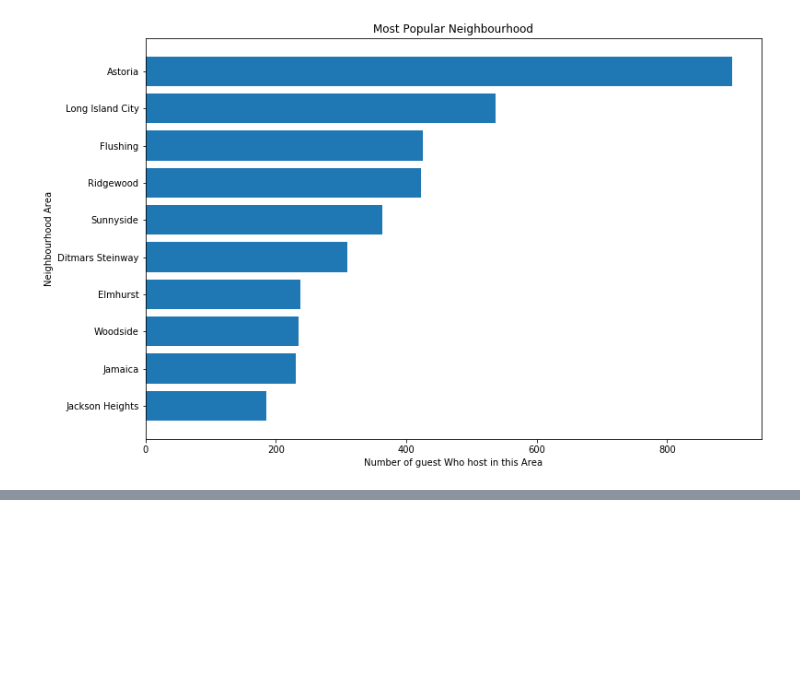
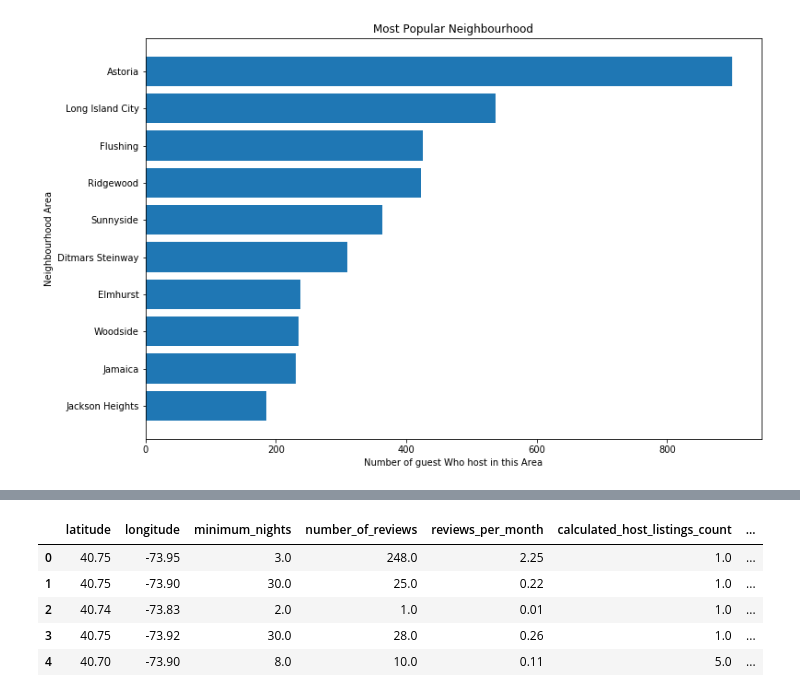
Before and after one commit to tciodaro/mit_ds_course, a Jupyter notebook: Code/Analysis/data_statistics.ipynb, the cells around one changed output, grey strips where cells are left out. Cells and saved outputs as stored; diff of their text form; code cells hidden in the pictures; blank space fills up the shorter version.

```diff
--- a/Code/Analysis/data_statistics.ipynb
+++ b/Code/Analysis/data_statistics.ipynb
@@ -251,0 +277,9 @@ plt.barh(x, y)
+# %%
+X.head()
+# %% [output]
+|  | latitude | longitude | minimum_nights | number_of_reviews | reviews_per_month | calculated_host_listings_count | ... |
+| 0 | 40.75 | -73.95 | 3.0 | 248.0 | 2.25 | 1.0 | ... |
+| 1 | 40.75 | -73.90 | 30.0 | 25.0 | 0.22 | 1.0 | ... |
+| 2 | 40.74 | -73.83 | 2.0 | 1.0 | 0.01 | 1.0 | ... |
+| 3 | 40.75 | -73.92 | 30.0 | 28.0 | 0.26 | 1.0 | ... |
+| 4 | 40.70 | -73.90 | 8.0 | 10.0 | 0.11 | 5.0 | ... |
```
Also changed, not shown: parts of 26 cells of this notebook.
